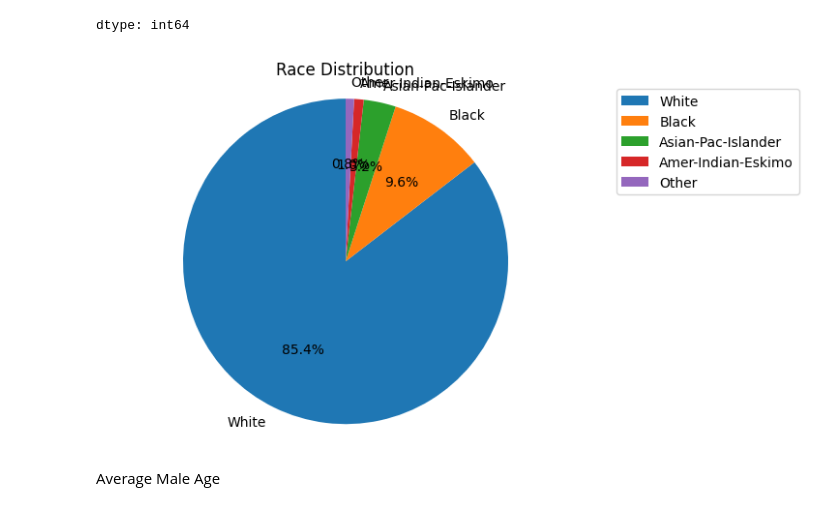
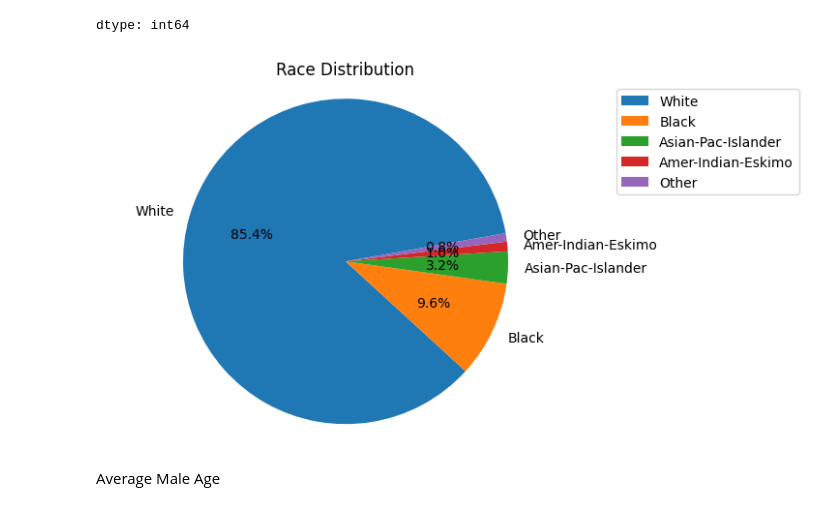
Before and after one commit to iki-sangadji/Demographic-Analysis, a Jupyter notebook: demographic_analysis.ipynb, the cells around one changed output. Drawn from its saved outputs; the diff is of its cells as text; code cells hidden in the pictures.

```diff
--- a/demographic_analysis.ipynb
+++ b/demographic_analysis.ipynb
@@ -35,14 +35,14 @@ dtype: int64
 # %%
 race_labels = race_count.index
 race_values = race_count.values
 
-plt.pie(race_values, labels=race_labels, autopct='%1.1f%%', startangle=90)
+plt.pie(race_values, labels=race_labels, autopct='%1.1f%%', startangle=10)
 plt.title('Race Distribution')
 plt.axis('equal')
 plt.legend(bbox_to_anchor=(1.05, 1), loc='upper left')
 plt.show()
 # %% [output]
-[figure, old version]
+[figure, new version]
 # %% [markdown]
 Average Male Age
 # %%
```
